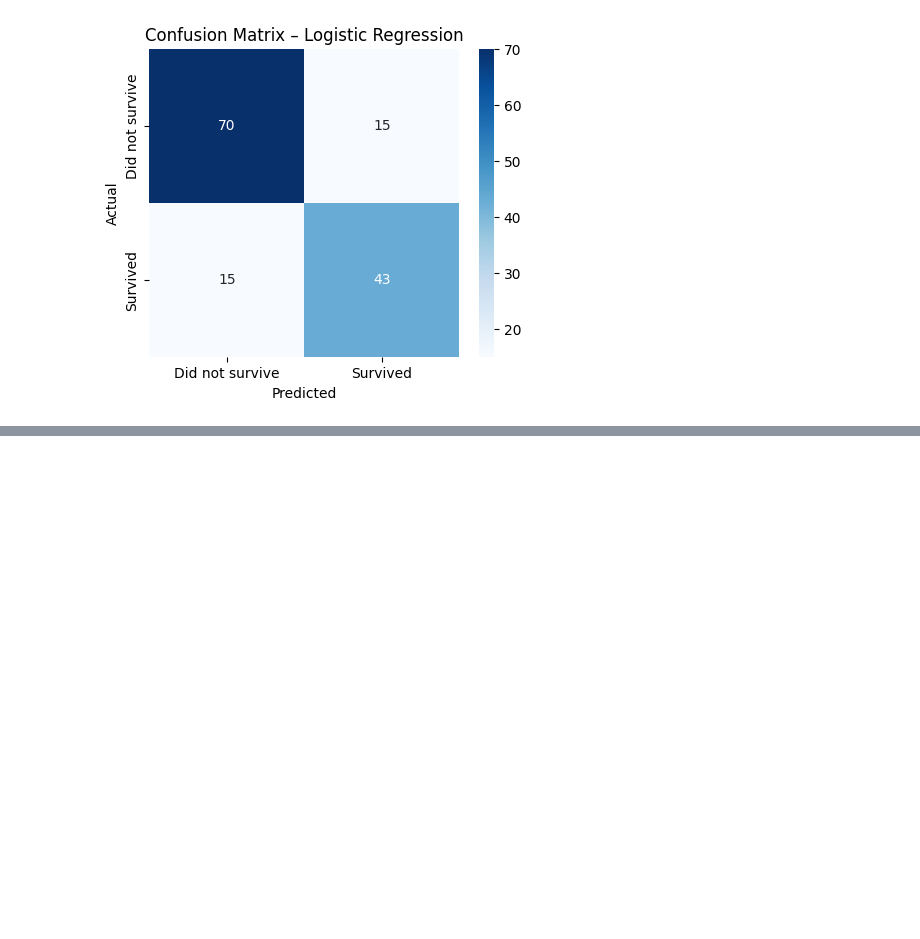
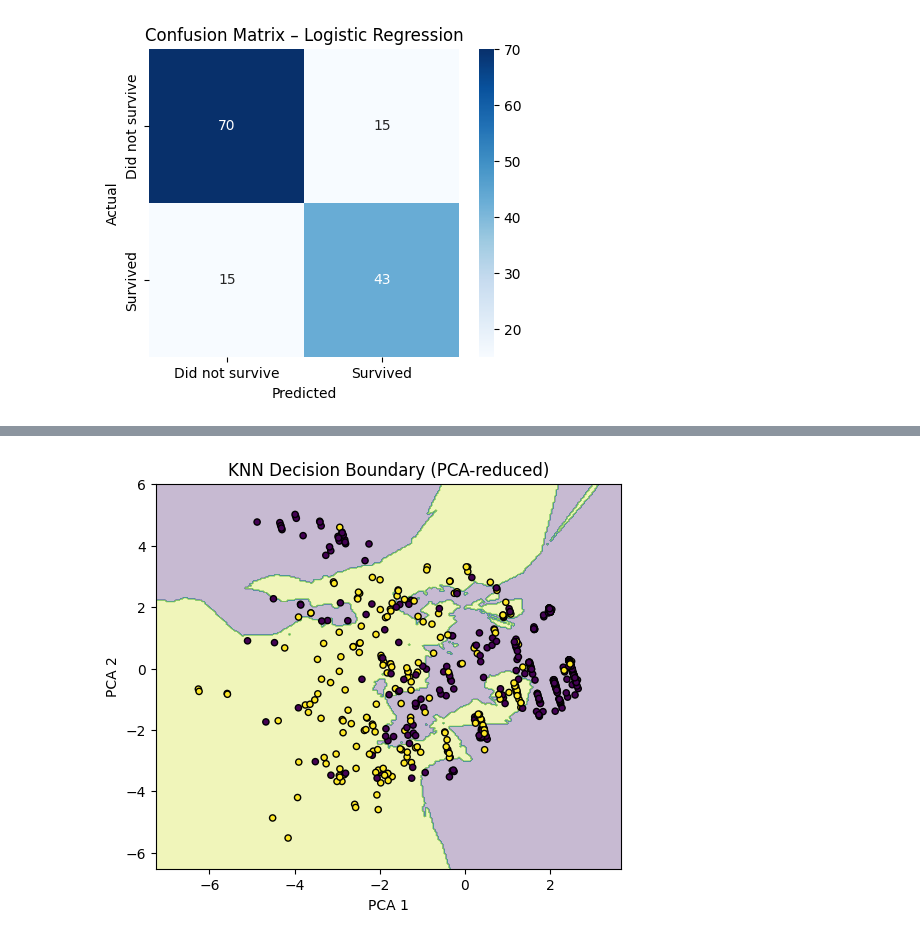
Before and after one commit to DovgaNik/intelligence_artificielle, a Jupyter notebook: theme3_titanic.ipynb, the cells around one changed output, grey strips where cells are left out. Saved outputs shown, nothing was run; the diff lists cells and outputs as text; code cells hidden in the pictures; blank space fills up the shorter version.

```diff
--- a/theme3_titanic.ipynb
+++ b/theme3_titanic.ipynb
@@ -97,0 +191,7 @@ plt.show()
+# %%
+from sklearn.decomposition import PCA
+import numpy as np
+
+pca = PCA(n_components=2)
+X_train_pca = pca.fit_transform(x_train_scaled)
+X_test_pca  = pca.transform(x_test_scaled)
@@ -97,0 +203,27 @@ plt.show()
+# %%
+x_min, x_max = X_train_pca[:, 0].min() - 1, X_train_pca[:, 0].max() + 1
+y_min, y_max = X_train_pca[:, 1].min() - 1, X_train_pca[:, 1].max() + 1
+
+xx, yy = np.meshgrid(
+    np.linspace(x_min, x_max, 300),
+    np.linspace(y_min, y_max, 300)
+)
+
+Z = knn.predict(np.c_[xx.ravel(), yy.ravel()])
+Z = Z.reshape(xx.shape)
+
+plt.figure(figsize=(6, 5))
+plt.contourf(xx, yy, Z, alpha=0.3)
+plt.scatter(
+    X_train_pca[:, 0],
+    X_train_pca[:, 1],
+    c=y_train,
+    edgecolor="k",
+    s=20
+)
+plt.title("KNN Decision Boundary (PCA-reduced)")
+plt.xlabel("PCA 1")
+plt.ylabel("PCA 2")
+plt.show()
+# %% [output]
+[figure, added]
```
Also changed, not shown: parts of 9 cells of this notebook.
